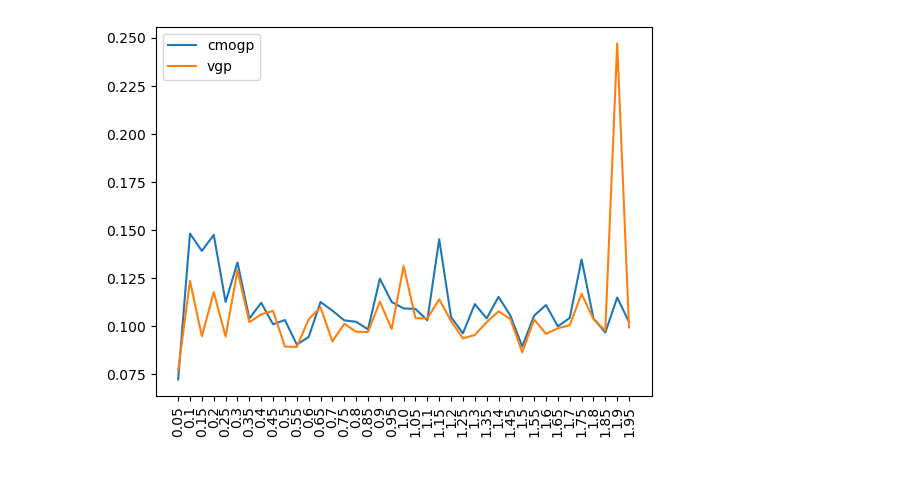
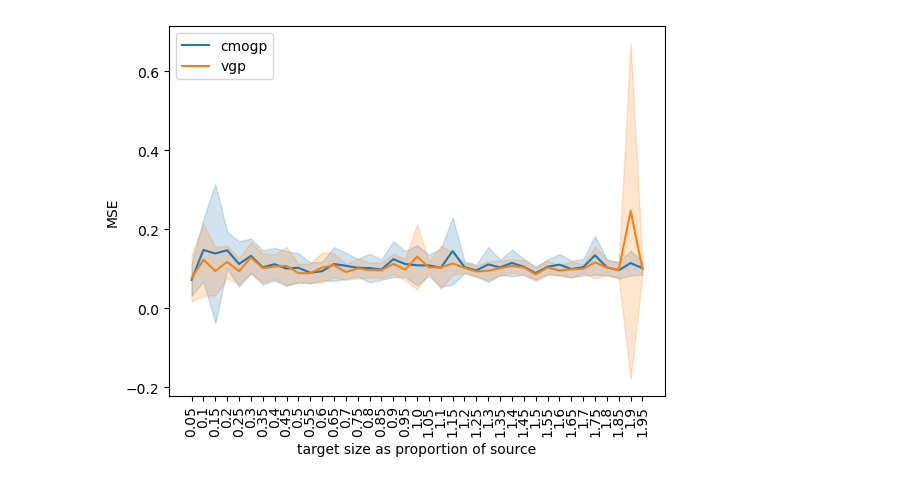
Before and after one commit to JVerbeek/at-gpflow, a Jupyter notebook: experiments/check_approximation_quality/sweep-analysis.ipynb, the cells around one changed output. Saved outputs shown, nothing was run; the diff lists cells and outputs as text; code cells hidden in the pictures.

```diff
--- a/experiments/check_approximation_quality/sweep-analysis.ipynb
+++ b/experiments/check_approximation_quality/sweep-analysis.ipynb
@@ -9,16 +9,18 @@ vgp_results = res["vgp_mse"]
 # %%
 mean_res_cmogp = cmogp_results.mean(axis=1)
 std_res_cmogp = cmogp_results.std(axis=1)
 mean_res_vgp = vgp_results.mean(axis=1)
 std_res_vgp = vgp_results.std(axis=1)
 
 props = np.arange(0.05, 2, 0.05).round(3)
 plt.plot(props, mean_res_cmogp, label="cmogp")
 plt.plot(props, mean_res_vgp, label="vgp")
-plt.fill_between(mean_res_cmogp + std_res_cmogp, mean_res_cmogp - std_res_cmogp, color="C0", alpha=0.2)
-plt.fill_between(mean_res_vgp + std_res_vgp, mean_res_vgp - std_res_vgp, color="C1", alpha=0.2)
+plt.fill_between(props, mean_res_cmogp + std_res_cmogp, mean_res_cmogp - std_res_cmogp, color="C0", alpha=0.2)
+plt.fill_between(props, mean_res_vgp + std_res_vgp, mean_res_vgp - std_res_vgp, color="C1", alpha=0.2)
 plt.xticks(props, props, rotation=90)
+plt.xlabel("target size as proportion of source")
+plt.ylabel("MSE")
 plt.legend()
 plt.show()
 # %% [output]
-[figure, old version]
+[figure, new version]
```
Also changed, not shown: 1 other file.
